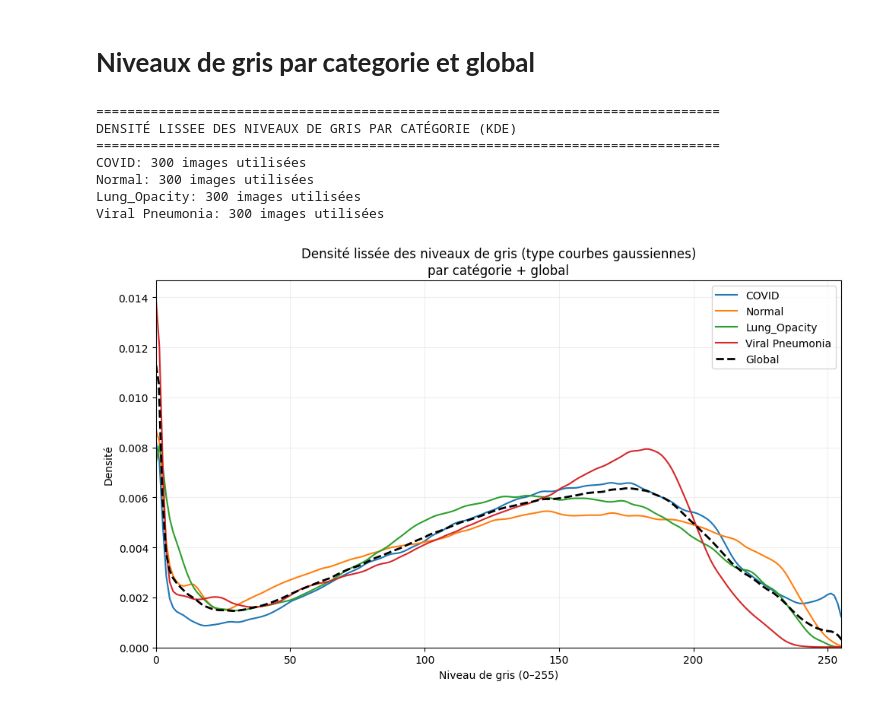
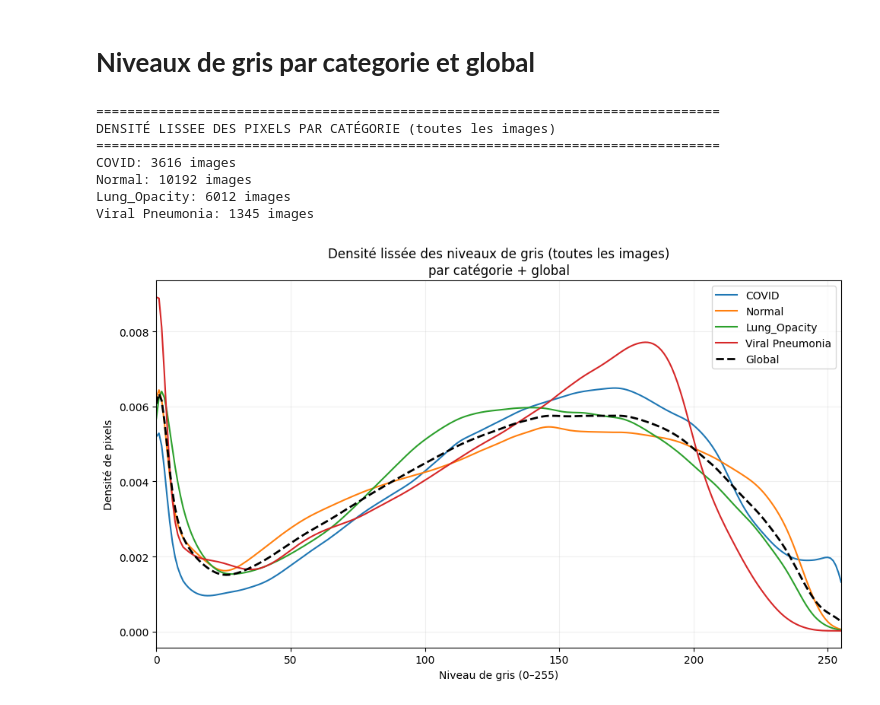
Before and after one commit to mar25-iia2-radiographies/01_data_exploration, a Jupyter notebook: 01_data_exploration_romuald.ipynb, the cells around one changed output. Drawn from its saved outputs; the diff is of its cells as text; code cells hidden in the pictures.

```diff
--- a/01_data_exploration_romuald.ipynb
+++ b/01_data_exploration_romuald.ipynb
@@ -509,83 +509,77 @@ from pathlib import Path
 from PIL import Image
 import numpy as np
 import matplotlib.pyplot as plt
-import seaborn as sns
-import random
 
 # Chemins
 base_path = Path("/kaggle/input/covid19-radiography-database")
 data_path = base_path / "COVID-19_Radiography_Dataset"
 categories = ['COVID', 'Normal', 'Lung_Opacity', 'Viral Pneumonia']
 
+bins = np.arange(257)  # 0..256
+x = np.arange(256)
+
 print("\n" + "="*80)
-print("DENSITÉ LISSEE DES NIVEAUX DE GRIS PAR CATÉGORIE (KDE)")
+print("DENSITÉ LISSEE DES PIXELS PAR CATÉGORIE (toutes les images)")
 print("="*80)
 
-# Pour éviter d'exploser la RAM : on échantillonne un peu de pixels par image
-max_images_per_cat = 21165      # ajuste si besoin
-max_pixels_per_image = 5000   # on sous-échantillonne les pixels
-
-intensities_by_cat = {}
-intensities_global = []
+hist_by_cat = {}
+total_hist = np.zeros(256, dtype=np.float64)
 
 for cat in categories:
     cat_path = data_path / cat / 'images'
-    image_paths = list(cat_path.glob('*.png'))[:max_images_per_cat]
-    print(f"{cat}: {len(image_paths)} images utilisées")
+    image_paths = list(cat_path.glob('*.png'))  # TOUTES les images
+    print(f"{cat}: {len(image_paths)} images")
 
-    cat_pixels = []
-
+    hist_cat = np.zeros(256, dtype=np.float64)
     for img_path in image_paths:
         try:
             img = Image.open(img_path).convert('L')
-            arr = np.array(img).astype(np.uint8).ravel()  # tous les pixels
-            # sous-échantillonnage aléatoire
-            if arr.size > max_pixels_per_image:
-                idx = np.random.choice(arr.size, max_pixels_per_image, replace=False)
-                arr = arr[idx]
-            cat_pixels.append(arr)
+            arr = np.array(img, dtype=np.uint8)
+            h, _ = np.histogram(arr, bins=bins, range=(0, 256))
+            hist_cat += h
+            total_hist += h
         except:
             continue
 
-    if len(cat_pixels) == 0:
+    if hist_cat.sum() == 0:
         continue
+    hist_by_cat[cat] = hist_cat
 
-    cat_pixels = np.concatenate(cat_pixels)
-    intensities_by_cat[cat] = cat_pixels
-    intensities_global.append(cat_pixels)
+# --- lissage gaussien simple ---
+def gaussian_smooth(hist, sigma=3):
+    radius = int(3 * sigma)
+    t = np.arange(-radius, radius + 1)
+    kernel = np.exp(-0.5 * (t / sigma) ** 2)
+    kernel /= kernel.sum()
+    return np.convolve(hist, kernel, mode='same')
 
-# concat global
-if intensities_global:
-    intensities_global = np.concatenate(intensities_global)
-else:
-    intensities_global = np.array([])
-
-# ================== GRAPHE LISSE ==================
 plt.figure(figsize=(10, 6))
 
 # courbes par catégorie
-for cat, vals in intensities_by_cat.items():
-    sns.kdeplot(vals, bw_adjust=0.5, fill=False, label=cat, common_norm=False, clip=(0, 255))
+for cat, h in hist_by_cat.items():
+    h_norm = h / h.sum()
+    h_smooth = gaussian_smooth(h_norm, sigma=3)
+    plt.plot(x, h_smooth, label=cat)
 
 # courbe globale
-if intensities_global.size > 0:
-    sns.kdeplot(intensities_global, bw_adjust=0.5, fill=False,
-                color='black', linestyle='--', linewidth=2, label='Global')
+global_norm = total_hist / total_hist.sum()
+global_smooth = gaussian_smooth(global_norm, sigma=3)
+plt.plot(x, global_smooth, color='black', linestyle='--', linewidth=2, label='Global')
 
 plt.xlim(0, 255)
-plt.title("Densité lissée des niveaux de gris (type courbes gaussiennes)\npar catégorie + global")
+plt.title("Densité lissée des niveaux de gris (toutes les images)\npar catégorie + global")
 plt.xlabel("Niveau de gris (0–255)")
-plt.ylabel("Densité")
+plt.ylabel("Densité de pixels")
 plt.grid(alpha=0.2)
 plt.legend()
 plt.tight_layout()
 plt.show()
 # %% [output]
 ================================================================================
-DENSITÉ LISSEE DES NIVEAUX DE GRIS PAR CATÉGORIE (KDE)
+DENSITÉ LISSEE DES PIXELS PAR CATÉGORIE (toutes les images)
 ================================================================================
-COVID: 300 images utilisées
-Normal: 300 images utilisées
-Lung_Opacity: 300 images utilisées
-Viral Pneumonia: 300 images utilisées
+COVID: 3616 images
+Normal: 10192 images
+Lung_Opacity: 6012 images
+Viral Pneumonia: 1345 images
-[figure, old version]
+[figure, new version]
```
Also changed, not shown: parts of 3 cells of this notebook.
